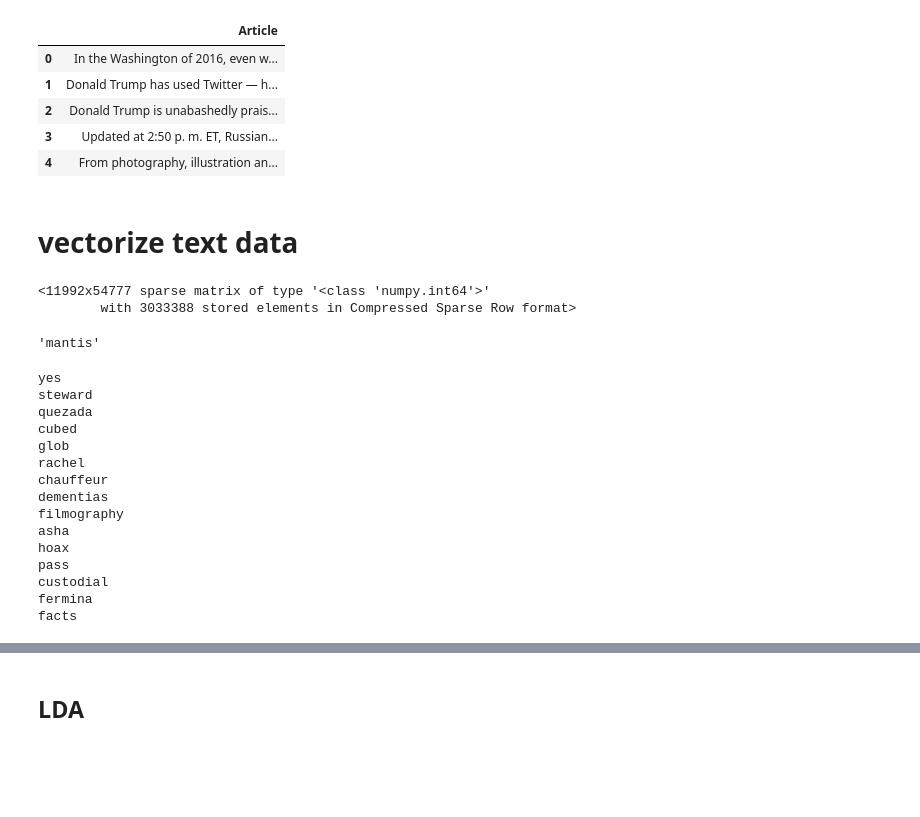
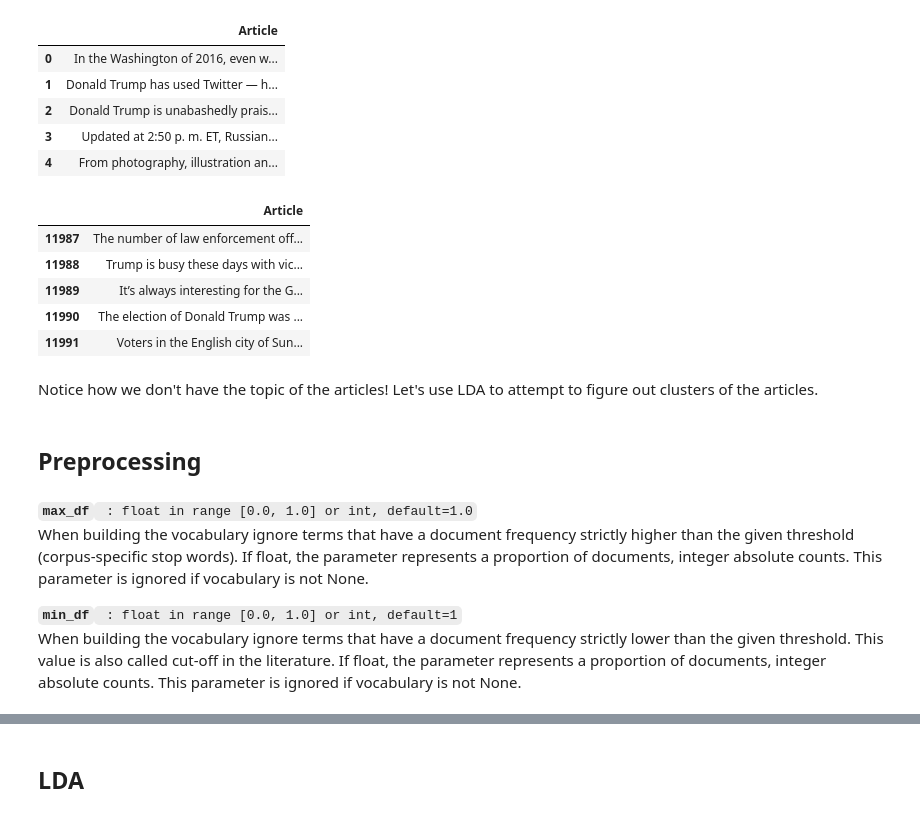
Before and after one commit to khuloodnasher/TOPIC-MODELING, a Jupyter notebook: Latent_Dirichlet_Allocation.ipynb, the cells around one changed output, grey strips where cells are left out. Drawn from its saved outputs; the diff is of its cells as text; code cells hidden in the pictures; blank space fills up the shorter version.

```diff
--- a/Latent_Dirichlet_Allocation.ipynb
+++ b/Latent_Dirichlet_Allocation.ipynb
@@ -19,42 +25,16 @@ npr.head()
 | 2 | Donald Trump is unabashedly prais... |
 | 3 | Updated at 2:50 p. m. ET, Russian... |
 | 4 | From photography, illustration an... |
-# %% [markdown]
-# vectorize text data
-# %%
-# import vectorizer
-from sklearn.feature_extraction.text import CountVectorizer
-# define vectorizer parameters
-vectorizer = CountVectorizer(max_df=0.95, min_df=2, stop_words='english')
-# fit and transform text data to the vectorizer
-vect_text = vectorizer.fit_transform(npr['Article'])
-vect_text
-# %% [output]
-<11992x54777 sparse matrix of type '<class 'numpy.int64'>'
-        with 3033388 stored elements in Compressed Sparse Row format>
-# %%
-vectorizer.get_feature_names()[30000]
-# %% [output]
-'mantis'
-# %%
-import random
-import random
-for i in range(15):
-    random_word = random.randint(0,54776)
-    print(vectorizer.get_feature_names()[random_word])
-# %% [output]
-yes
-steward
-quezada
-cubed
-glob
-rachel
-chauffeur
-dementias
-filmography
-asha
-hoax
-pass
-custodial
-fermina
-facts
+# %%
+npr.tail()
+# %% [output]
+|  | Article |
+| 11987 | The number of law enforcement off... |
+| 11988 | Trump is busy these days with vic... |
+| 11989 | It’s always interesting for the G... |
+| 11990 | The election of Donald Trump was ... |
+| 11991 | Voters in the English city of Sun... |
+# %% [markdown]
+Notice how we don't have the topic of the articles! Let's use LDA to attempt to figure out clusters of the articles.
+# %% [markdown]
+## Preprocessing
@@ -60,0 +43,6 @@ facts
+# %% [markdown]
+**`max_df`**` : float in range [0.0, 1.0] or int, default=1.0`<br>
+When building the vocabulary ignore terms that have a document frequency strictly higher than the given threshold (corpus-specific stop words). If float, the parameter represents a proportion of documents, integer absolute counts. This parameter is ignored if vocabulary is not None.
+
+**`min_df`**` : float in range [0.0, 1.0] or int, default=1`<br>
+When building the vocabulary ignore terms that have a document frequency strictly lower than the given threshold. This value is also called cut-off in the literature. If float, the parameter represents a proportion of documents, integer absolute counts. This parameter is ignored if vocabulary is not None.
```
Also changed, not shown: parts of 35 cells of this notebook.
